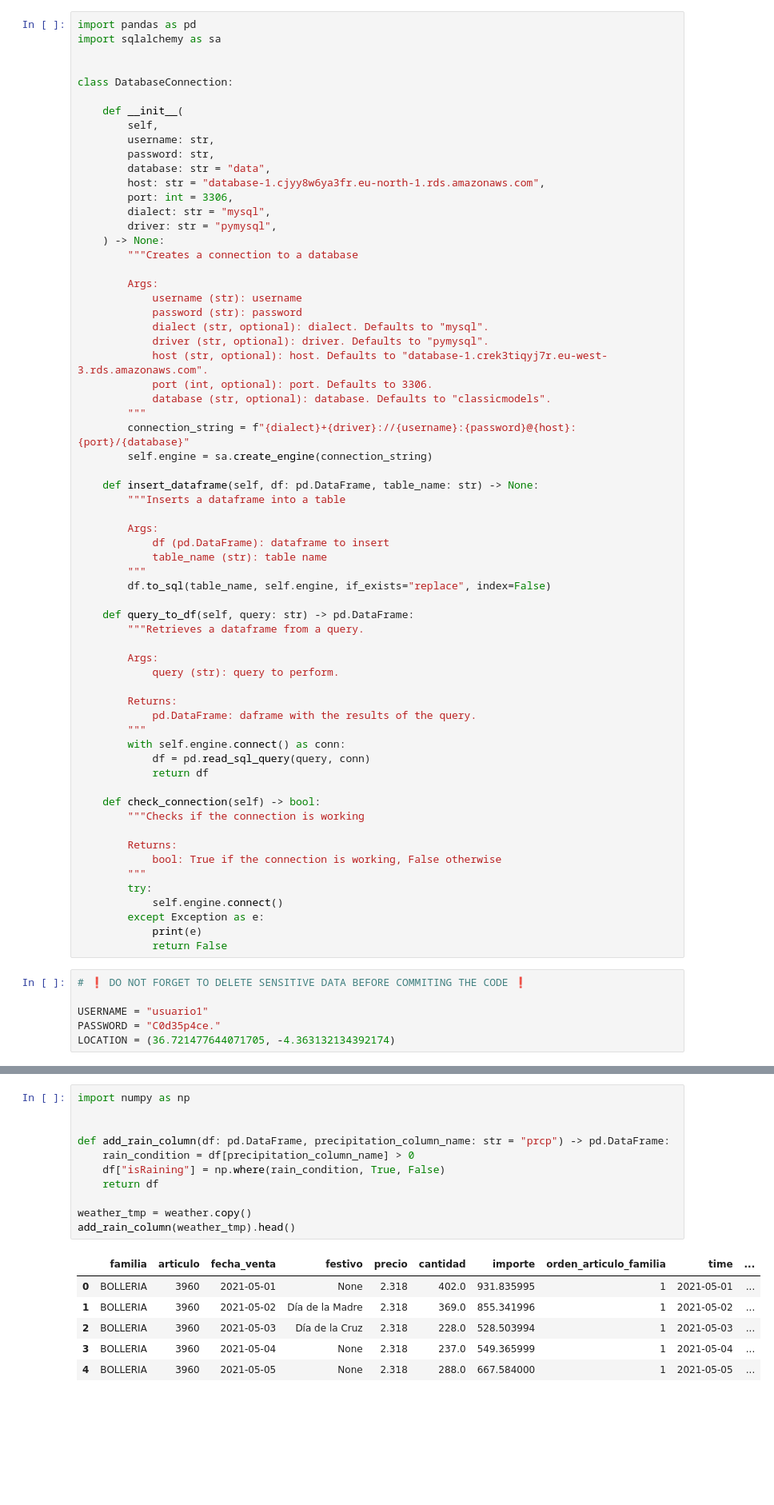
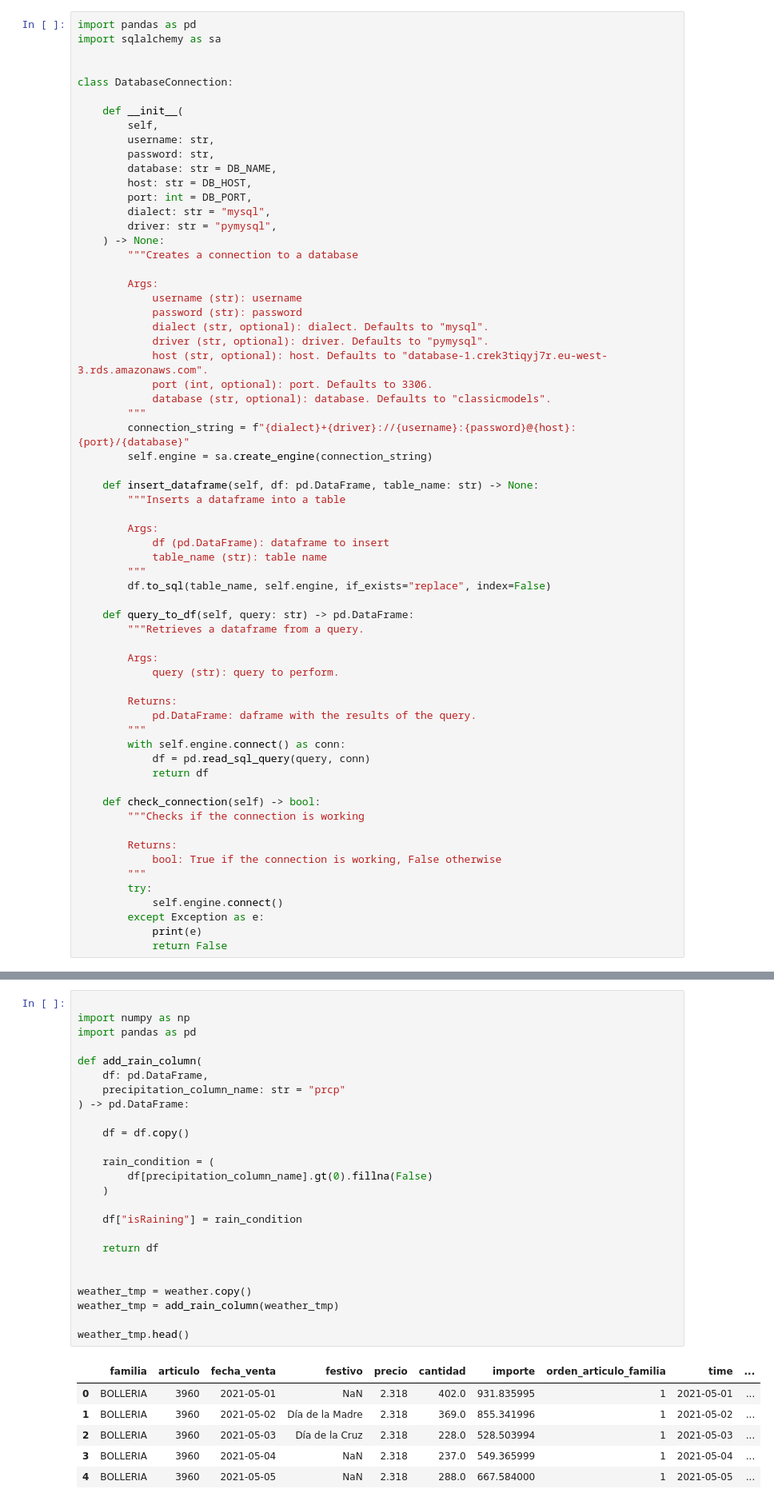
Before and after one commit to Irampardo/Datathon_CodeSpace, a Jupyter notebook: Notebooks/Datathon_Edition_IV_mlflow_challenge.ipynb, the cells around one changed output, grey strips where cells are left out. Shown at 80% size. Cells and saved outputs as stored; diff of their text form; blank space fills up the shorter version.

```diff
--- a/Notebooks/Datathon_Edition_IV_mlflow_challenge.ipynb
+++ b/Notebooks/Datathon_Edition_IV_mlflow_challenge.ipynb
@@ -60,9 +92,9 @@ class DatabaseConnection:
         self,
         username: str,
         password: str,
-        database: str = "data",
-        host: str = "database-1.cjyy8w6ya3fr.eu-north-1.rds.amazonaws.com",
-        port: int = 3306,
+        database: str = DB_NAME,
+        host: str = DB_HOST,
+        port: int = DB_PORT,
         dialect: str = "mysql",
         driver: str = "pymysql",
     ) -> None:
@@ -113,12 +145,6 @@ class DatabaseConnection:
         except Exception as e:
             print(e)
             return False
-# %%
-# ❗ DO NOT FORGET TO DELETE SENSITIVE DATA BEFORE COMMITING THE CODE ❗
-
-USERNAME = "usuario1"
-PASSWORD = "C0d35p4ce."
-LOCATION = (36.721477644071705, -4.363132134392174)
 # %%
 query = """
     SELECT familia,
@@ -300,20 +398,34 @@ weather.head()
 # %% [markdown]
 Add a `isRaining` column where precipitation is greater than 0.
 # %%
+
 import numpy as np
+import pandas as pd
+
+def add_rain_column(
+    df: pd.DataFrame,
+    precipitation_column_name: str = "prcp"
+) -> pd.DataFrame:
+
+    df = df.copy()
+
+    rain_condition = (
+        df[precipitation_column_name].gt(0).fillna(False)
+    )
+
+    df["isRaining"] = rain_condition
+
+    return df
 
 
-def add_rain_column(df: pd.DataFrame, precipitation_column_name: str = "prcp") -> pd.DataFrame:
-    rain_condition = df[precipitation_column_name] > 0
-    df["isRaining"] = np.where(rain_condition, True, False)
-    return df
+weather_tmp = weather.copy()
+weather_tmp = add_rain_column(weather_tmp)
 
-weather_tmp = weather.copy()
-add_rain_column(weather_tmp).head()
+weather_tmp.head()
 # %% [output]
 |  | familia | articulo | fecha_venta | festivo | precio | cantidad | importe | orden_articulo_familia | time | ... |
-| 0 | BOLLERIA | 3960 | 2021-05-01 | None | 2.318 | 402.0 | 931.835995 | 1 | 2021-05-01 | ... |
+| 0 | BOLLERIA | 3960 | 2021-05-01 | NaN | 2.318 | 402.0 | 931.835995 | 1 | 2021-05-01 | ... |
 | 1 | BOLLERIA | 3960 | 2021-05-02 | Día de la Madre | 2.318 | 369.0 | 855.341996 | 1 | 2021-05-02 | ... |
 | 2 | BOLLERIA | 3960 | 2021-05-03 | Día de la Cruz | 2.318 | 228.0 | 528.503994 | 1 | 2021-05-03 | ... |
-| 3 | BOLLERIA | 3960 | 2021-05-04 | None | 2.318 | 237.0 | 549.365999 | 1 | 2021-05-04 | ... |
-| 4 | BOLLERIA | 3960 | 2021-05-05 | None | 2.318 | 288.0 | 667.584000 | 1 | 2021-05-05 | ... |
+| 3 | BOLLERIA | 3960 | 2021-05-04 | NaN | 2.318 | 237.0 | 549.365999 | 1 | 2021-05-04 | ... |
+| 4 | BOLLERIA | 3960 | 2021-05-05 | NaN | 2.318 | 288.0 | 667.584000 | 1 | 2021-05-05 | ... |
```
Also changed, not shown: parts of 14 cells of this notebook, 2 other files.
